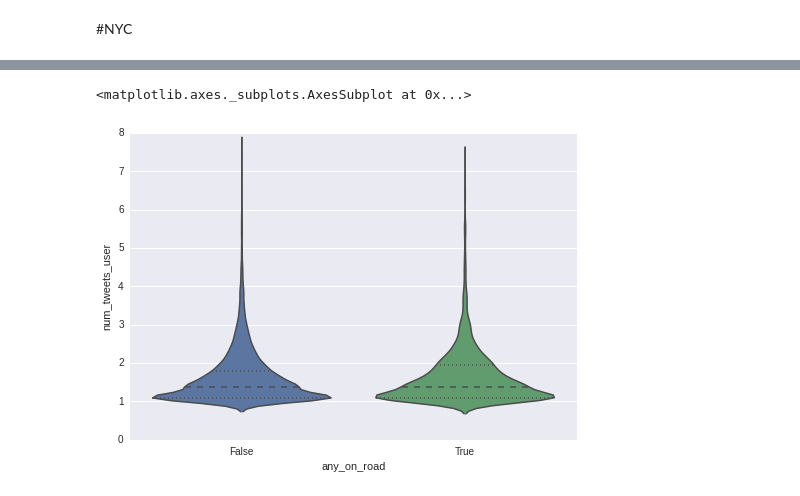
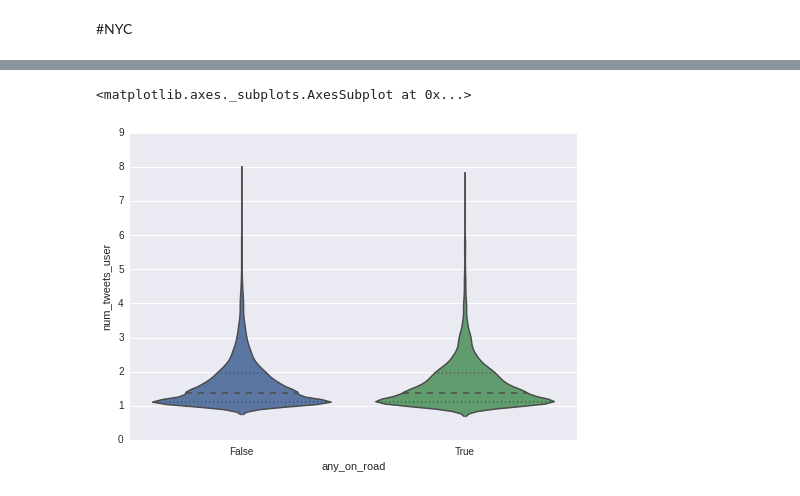
Before and after one commit to pcallier/insight, a Jupyter notebook: notebooks/Explore.ipynb, the cells around one changed output, grey strips where cells are left out. Drawn from its saved outputs; the diff is of its cells as text; code cells hidden in the pictures.

```diff
--- a/notebooks/Explore.ipynb
+++ b/notebooks/Explore.ipynb
@@ -211,13 +217,13 @@ plt.scatter(user_tweets.user_long.drop_duplicates(), user_tweets.user_lat.drop_d
 # %%
 # compare number of tweets between on/off road
 tweet_freqs = geotags[(geotags['num_tweets_user'] >= 3)][['user_id','num_tweets_user','any_on_road']]. \
     drop_duplicates()
 #plt.axis([None, None, 0,5])
 
-seaborn.violinplot(tweet_freqs.num_tweets_user.map(np.logb), groupby=tweet_freqs.any_on_road)
+seaborn.violinplot(tweet_freqs.num_tweets_user.map(np.log), groupby=tweet_freqs.any_on_road)
 # %% [output]
 <matplotlib.axes._subplots.AxesSubplot at 0x...>
-[figure, old version]
+[figure, new version]
 # %%
 # for users who have 3+ tweets and any on road, 0-1 distribution of proportion of tweets on road?
 geotags[(geotags['num_tweets_user'] >= 3) & (geotags.any_on_road > 0)]. \
```
Also changed, not shown: parts of 19 cells of this notebook.
